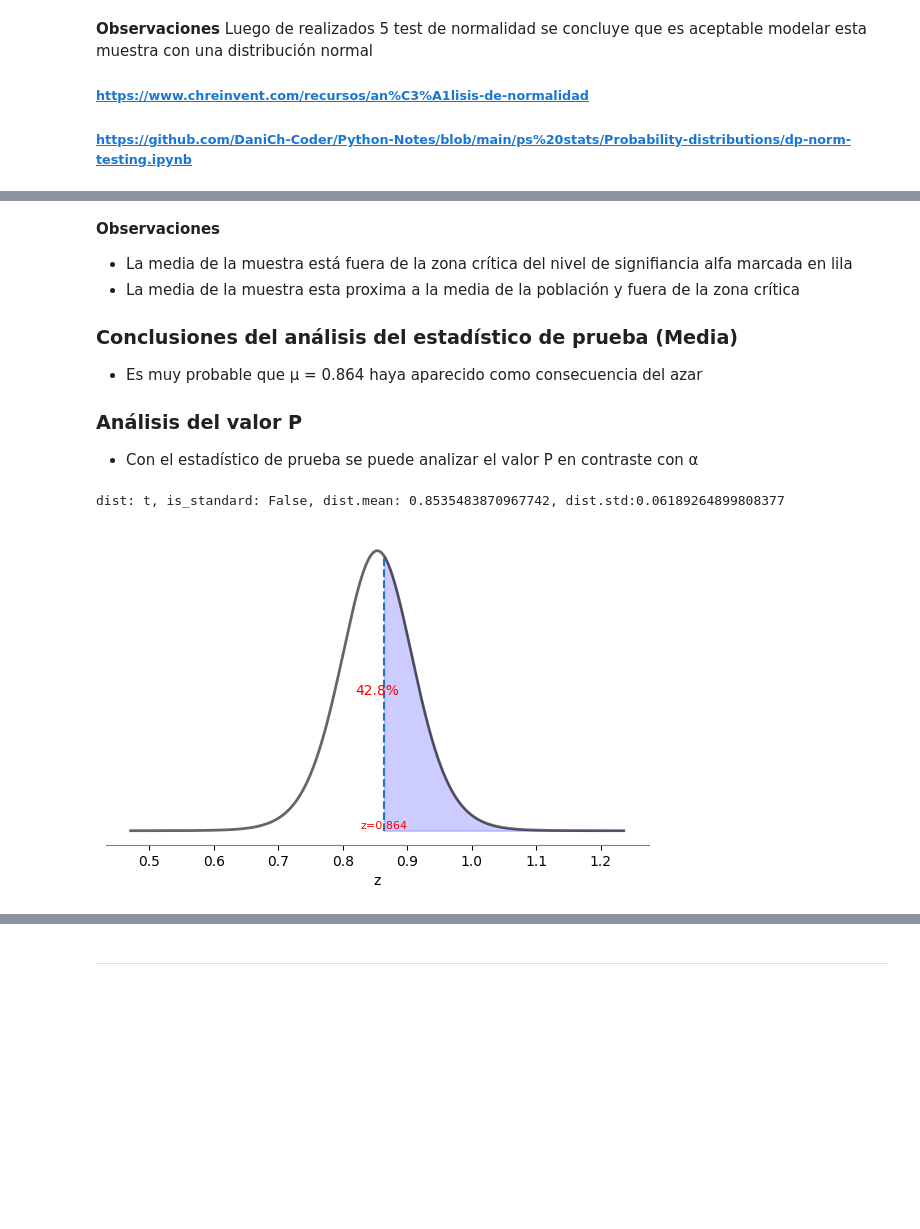
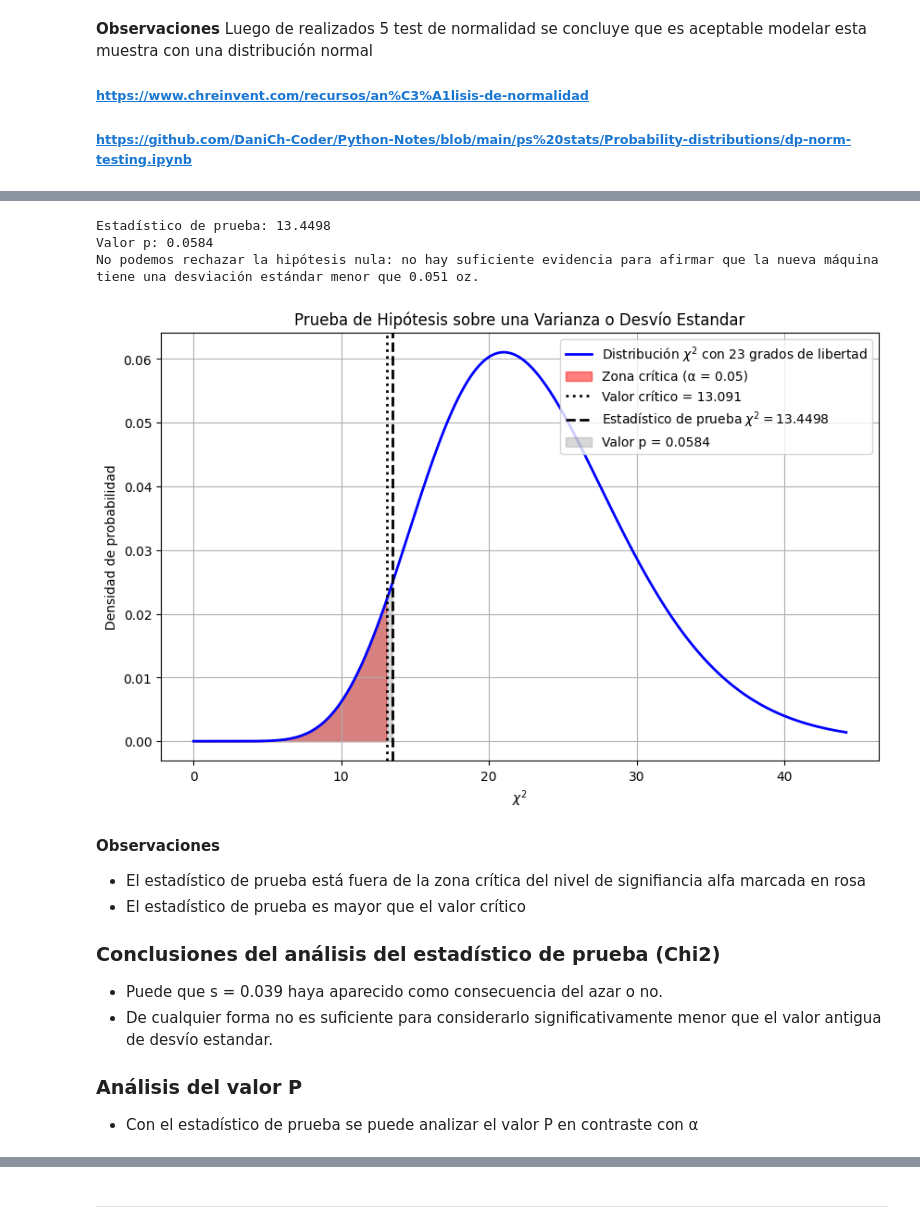
Before and after one commit to DaniCh-Coder/Python-Notes, a Jupyter notebook: ps stats/Probability-distributions/dp-hip-test-var-std-QoP.ipynb, the cells around one changed output, grey strips where cells are left out. Cells and saved outputs as stored; diff of their text form; code cells hidden in the pictures; blank space fills up the shorter version.

```diff
--- a/ps stats/Probability-distributions/dp-hip-test-var-std-QoP.ipynb
+++ b/ps stats/Probability-distributions/dp-hip-test-var-std-QoP.ipynb
@@ -322,19 +256,77 @@ dist: t, is_standard: False, dist.mean: 0.8535483870967742, dist.std:0.061892648
+# %%
+# Datos de la muestra
+mmsample = [11.98, 11.98, 11.99, 11.98, 11.90, 12.02, 11.99, 11.93, 12.02, 12.02, 12.02, 11.98,
+            12.01, 12.00, 11.99, 11.95, 11.95, 11.96, 11.96, 12.02, 11.99, 12.07, 11.93, 12.05]
+
+# Tamaño de la muestra
+n = len(mmsample)
+
+# Desviación estándar muestral
+s = 0.039
+
+# Desviación estándar bajo H0
+sigma_0 = 0.051
+
+# Varianza bajo H0
+sigma_0_squared = sigma_0 ** 2
+
+# Varianza muestral
+sample_variance = s ** 2
+
+# Estadístico chi-cuadrado
+chi2_statistic = (n - 1) * sample_variance / sigma_0_squared
+
+# Grados de libertad
+df = n - 1
+
+# Valor crítico para una prueba unilateral
+alpha = 0.05
+critical_value = chi2.ppf(alpha, df)
+
+# Valor p para la prueba unilateral (cola inferior)
+p_value = chi2.cdf(chi2_statistic, df)
+
+# Resultado
+print(f"Estadístico de prueba: {chi2_statistic:.4f}")
+print(f"Valor p: {p_value:.4f}")
+
+# Decisión
+if p_value < alpha:
+    print("Rechazamos la hipótesis nula: la nueva máquina tiene una desviación estándar menor que 0.051 oz.")
+else:
+    print("No podemos rechazar la hipótesis nula: no hay suficiente evidencia para afirmar que la nueva máquina tiene una desviación estándar menor que 0.051 oz.")
+
+# Gráfico
+x = np.linspace(0, chi2.ppf(0.995, df), 1000)
+y = chi2.pdf(x, df)
+
+plt.figure(figsize=(10, 6))
+plt.plot(x, y, 'b-', lw=2, label=r'Distribución $\chi^2$ con 23 grados de libertad')
+plt.fill_between(x, 0, y, where=(x <= chi2.ppf(alpha, df)), color='red', alpha=0.5, label='Zona crítica (α = 0.05)')
+plt.axvline(critical_value, color='black', linestyle='dotted', linewidth=2, label=f'Valor crítico = {critical_value:.3f}')
+plt.axvline(chi2_statistic, color='black', linestyle='--', lw=2, label=rf'Estadístico de prueba $\chi^2 = {chi2_statistic:.4f}$')
+plt.fill_between(x, 0, y, where=(x <= chi2_statistic), color='grey', alpha=0.3, label=rf'Valor p = {p_value:.4f}')
+plt.title('Prueba de Hipótesis sobre una Varianza o Desvío Estandar')
+plt.xlabel(r'$\chi^2$')
+plt.ylabel('Densidad de probabilidad')
+plt.legend()
+plt.grid(True)
+plt.show()
+# %% [output]
+Estadístico de prueba: 13.4498
+Valor p: 0.0584
+No podemos rechazar la hipótesis nula: no hay suficiente evidencia para afirmar que la nueva máquina tiene una desviación estándar menor que 0.051 oz.
+[figure, added]
 # %% [markdown]
 **Observaciones**
-+ La media de la muestra está fuera de la zona crítica del nivel de signifiancia alfa marcada en lila
-+ La media de la muestra esta proxima a la media de la población y fuera de la zona crítica
++ El estadístico de prueba está fuera de la zona crítica del nivel de signifiancia alfa marcada en rosa
++ El estadístico de prueba es mayor que el valor crítico
 
-### **Conclusiones del análisis del estadístico de prueba (Media)**
-+ Es muy probable que µ = 0.864 haya aparecido como consecuencia del azar
+### **Conclusiones del análisis del estadístico de prueba (Chi2)**
++ Puede que s = 0.039 haya aparecido como consecuencia del azar o no.
++ De cualquier forma no es suficiente para considerarlo significativamente menor que el valor antigua de desvío estandar.
 
 ### **Análisis del valor P**
 + Con el estadístico de prueba se puede analizar el valor P en contraste con α
-# %%
-# Analisis del valor P con t-Student
-df=12
-fig, ax = distr_prob(stats.t(df=df, loc=mep, scale=sdp), a=0.864)
-# %% [output]
-dist: t, is_standard: False, dist.mean: 0.8535483870967742, dist.std:0.06189264899808377
-[figure, removed]
 # %% [markdown]
 **Observaciones**
```
Also changed, not shown: parts of 24 cells of this notebook.
